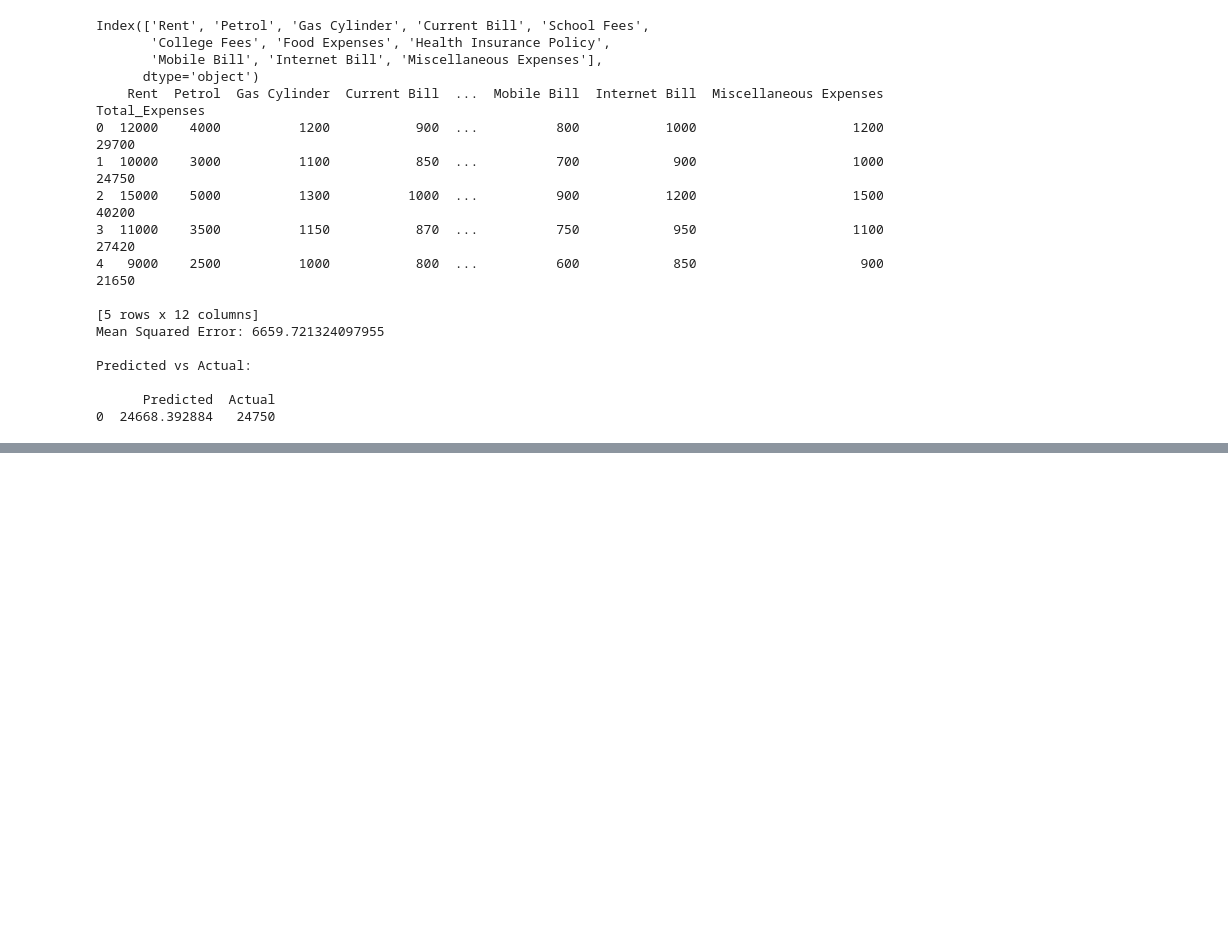
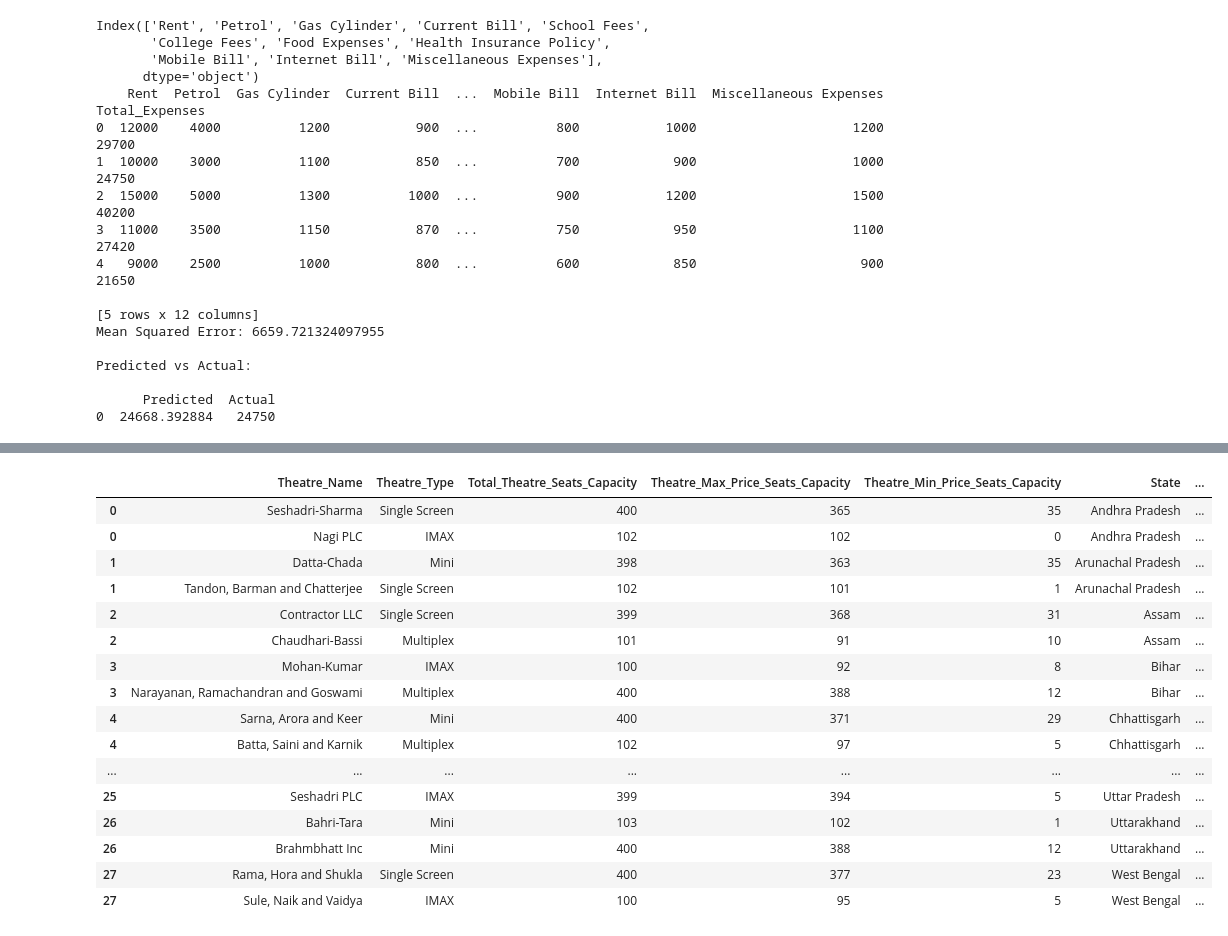
Before and after one commit to deanesh/artificial-intelligence, a Jupyter notebook: ml-combination-samples/ML-Combination-Examples.ipynb, the cells around one changed output, grey strips where cells are left out. Drawn from its saved outputs; the diff is of its cells as text; code cells hidden in the pictures; blank space fills up the shorter version.

```diff
--- a/ml-combination-samples/ML-Combination-Examples.ipynb
+++ b/ml-combination-samples/ML-Combination-Examples.ipynb
@@ -628,0 +1145,34 @@ Predicted vs Actual:
+# %%
+# Get top and bottom capacity theatre by city for state
+bottom_capacity_theatres_per_city_state = (
+    df.query("City_Type == 'C'").sort_values(by =["State", "Total_Theatre_Seats_Capacity"], ascending=[True, True])
+    .groupby("State").head(1).reset_index(drop=True)
+)
+top_capacity_theatres_per_city_state = (
+    df.query("City_Type == 'C'").sort_values(by =["State", "Total_Theatre_Seats_Capacity"], ascending=[True, False])
+    .groupby("State").head(1).reset_index(drop=True)
+)
+
+top_and_bottom_capacity_theatre_per_city_by_state = pd.concat([
+    top_capacity_theatres_per_city_state, bottom_capacity_theatres_per_city_state
+]).sort_values(by = ["State"])
+
+top_and_bottom_capacity_theatre_per_city_by_state
+# %% [output]
+|  | Theatre_Name | Theatre_Type | Total_Theatre_Seats_Capacity | Theatre_Max_Price_Seats_Capacity | Theatre_Min_Price_Seats_Capacity | State | ... |
+| 0 | Seshadri-Sharma | Single Screen | 400 | 365 | 35 | Andhra Pradesh | ... |
+| 0 | Nagi PLC | IMAX | 102 | 102 | 0 | Andhra Pradesh | ... |
+| 1 | Datta-Chada | Mini | 398 | 363 | 35 | Arunachal Pradesh | ... |
+| 1 | Tandon, Barman and Chatterjee | Single Screen | 102 | 101 | 1 | Arunachal Pradesh | ... |
+| 2 | Contractor LLC | Single Screen | 399 | 368 | 31 | Assam | ... |
+| 2 | Chaudhari-Bassi | Multiplex | 101 | 91 | 10 | Assam | ... |
+| 3 | Mohan-Kumar | IMAX | 100 | 92 | 8 | Bihar | ... |
+| 3 | Narayanan, Ramachandran and Goswami | Multiplex | 400 | 388 | 12 | Bihar | ... |
+| 4 | Sarna, Arora and Keer | Mini | 400 | 371 | 29 | Chhattisgarh | ... |
+| 4 | Batta, Saini and Karnik | Multiplex | 102 | 97 | 5 | Chhattisgarh | ... |
+| ... | ... | ... | ... | ... | ... | ... | ... |
+| 25 | Seshadri PLC | IMAX | 399 | 394 | 5 | Uttar Pradesh | ... |
+| 26 | Bahri-Tara | Mini | 103 | 102 | 1 | Uttarakhand | ... |
+| 26 | Brahmbhatt Inc | Mini | 400 | 388 | 12 | Uttarakhand | ... |
+| 27 | Rama, Hora and Shukla | Single Screen | 400 | 377 | 23 | West Bengal | ... |
+| 27 | Sule, Naik and Vaidya | IMAX | 100 | 95 | 5 | West Bengal | ... |
```
Also changed, not shown: parts of 29 cells of this notebook.
